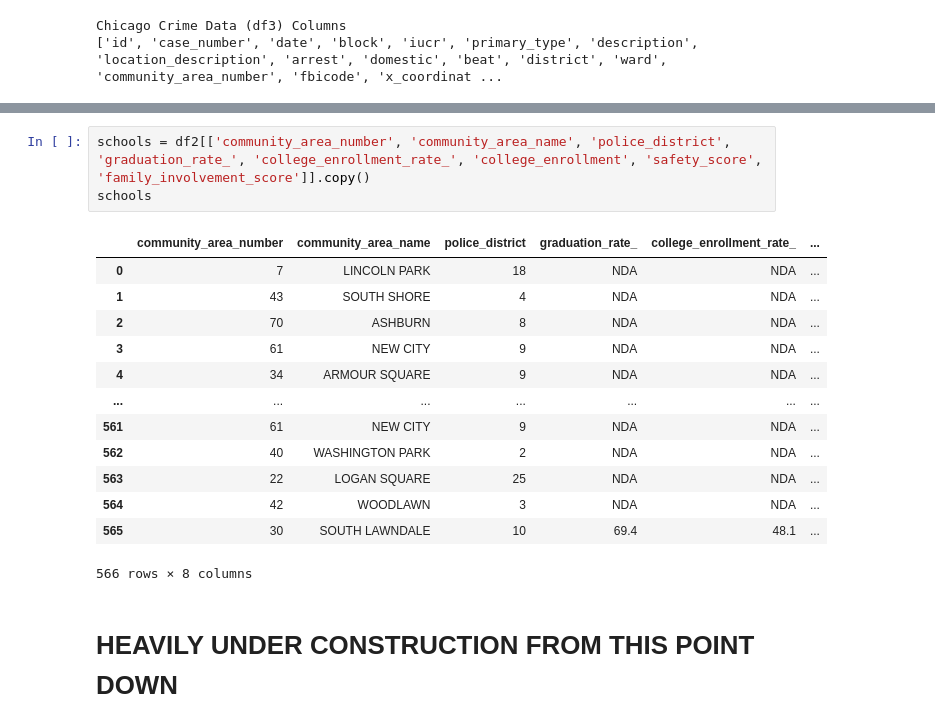
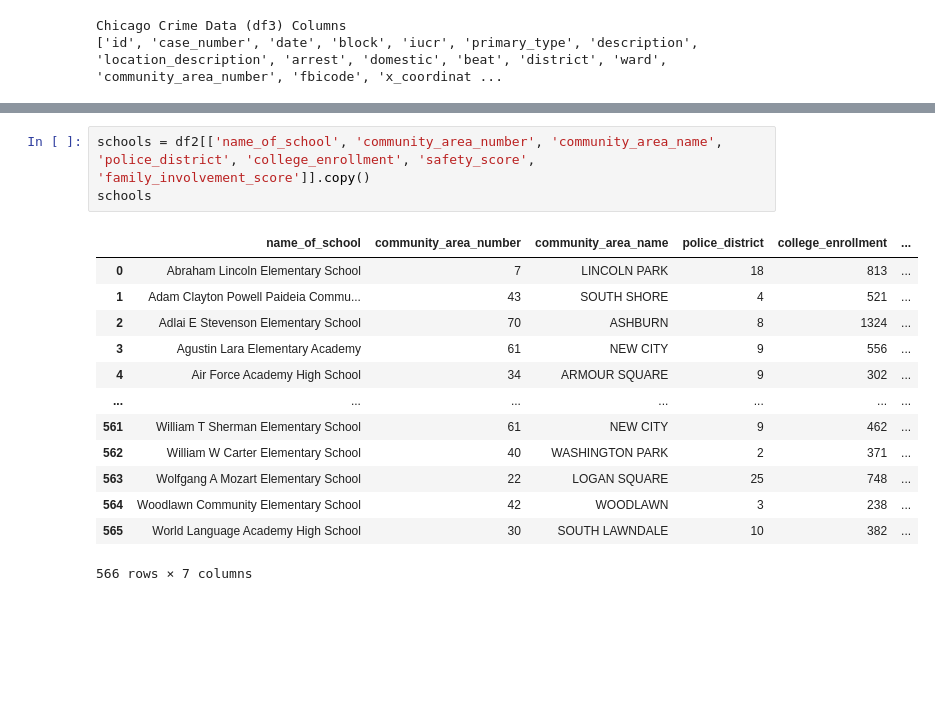
Before and after one commit to georgejordan3/Db2_SQL_Python, a Jupyter notebook: sql_ibm_notebook.ipynb, the cells around one changed output, grey strips where cells are left out. Drawn from its saved outputs; the diff is of its cells as text; blank space fills up the shorter version.

```diff
--- a/sql_ibm_notebook.ipynb
+++ b/sql_ibm_notebook.ipynb
@@ -158,19 +166,17 @@ census
 # %%
-schools = df2[['community_area_number', 'community_area_name', 'police_district', 'graduation_rate_', 'college_enrollment_rate_', 'college_enrollment', 'safety_score', 'family_involvement_score']].copy()
+schools = df2[['name_of_school', 'community_area_number', 'community_area_name', 'police_district', 'college_enrollment', 'safety_score', 'family_involvement_score']].copy()
 schools
 # %% [output]
-|  | community_area_number | community_area_name | police_district | graduation_rate_ | college_enrollment_rate_ | ... |
-| 0 | 7 | LINCOLN PARK | 18 | NDA | NDA | ... |
-| 1 | 43 | SOUTH SHORE | 4 | NDA | NDA | ... |
-| 2 | 70 | ASHBURN | 8 | NDA | NDA | ... |
-| 3 | 61 | NEW CITY | 9 | NDA | NDA | ... |
-| 4 | 34 | ARMOUR SQUARE | 9 | NDA | NDA | ... |
+|  | name_of_school | community_area_number | community_area_name | police_district | college_enrollment | ... |
+| 0 | Abraham Lincoln Elementary School | 7 | LINCOLN PARK | 18 | 813 | ... |
+| 1 | Adam Clayton Powell Paideia Commu... | 43 | SOUTH SHORE | 4 | 521 | ... |
+| 2 | Adlai E Stevenson Elementary School | 70 | ASHBURN | 8 | 1324 | ... |
+| 3 | Agustin Lara Elementary Academy | 61 | NEW CITY | 9 | 556 | ... |
+| 4 | Air Force Academy High School | 34 | ARMOUR SQUARE | 9 | 302 | ... |
 | ... | ... | ... | ... | ... | ... | ... |
-| 561 | 61 | NEW CITY | 9 | NDA | NDA | ... |
-| 562 | 40 | WASHINGTON PARK | 2 | NDA | NDA | ... |
-| 563 | 22 | LOGAN SQUARE | 25 | NDA | NDA | ... |
-| 564 | 42 | WOODLAWN | 3 | NDA | NDA | ... |
-| 565 | 30 | SOUTH LAWNDALE | 10 | 69.4 | 48.1 | ... |
+| 561 | William T Sherman Elementary School | 61 | NEW CITY | 9 | 462 | ... |
+| 562 | William W Carter Elementary School | 40 | WASHINGTON PARK | 2 | 371 | ... |
+| 563 | Wolfgang A Mozart Elementary School | 22 | LOGAN SQUARE | 25 | 748 | ... |
+| 564 | Woodlawn Community Elementary School | 42 | WOODLAWN | 3 | 238 | ... |
+| 565 | World Language Academy High School | 30 | SOUTH LAWNDALE | 10 | 382 | ... |
-566 rows × 8 columns
+566 rows × 7 columns
-# %% [markdown]
-# HEAVILY UNDER CONSTRUCTION FROM THIS POINT DOWN
```
Also changed, not shown: parts of 24 cells of this notebook.
